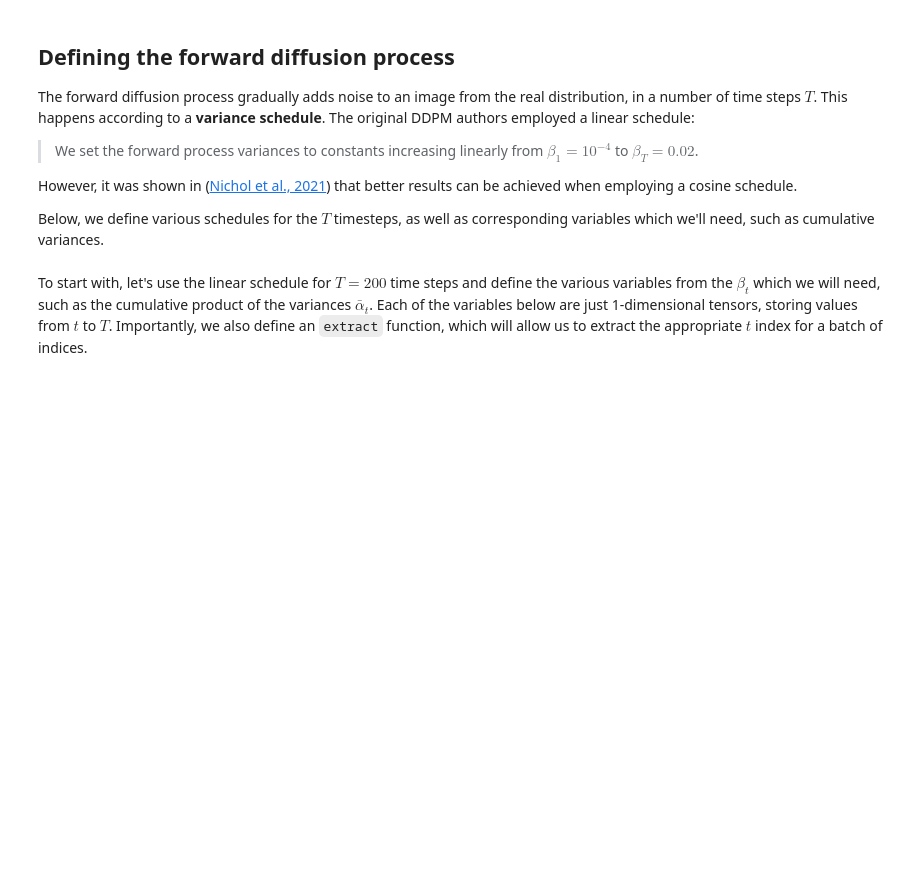
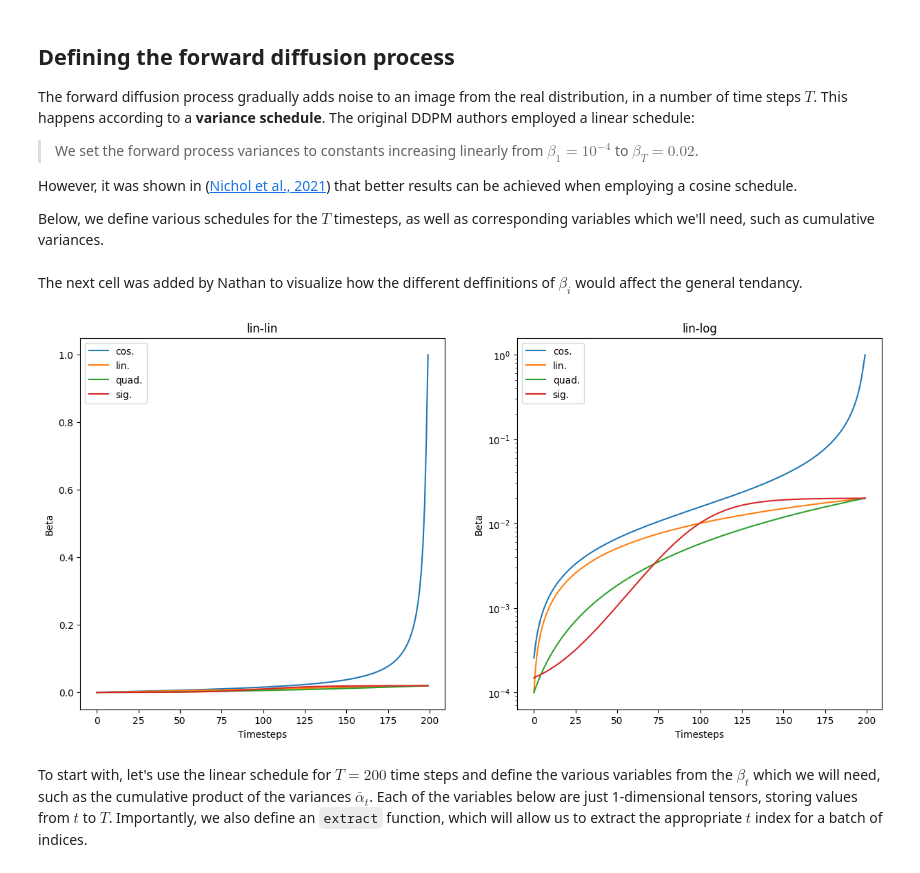
Before and after one commit to Tekexa/diffusion-models-study, a Jupyter notebook: references/annotated_diffusion.ipynb, the cells around one changed output. Drawn from its saved outputs; the diff is of its cells as text; code cells hidden in the pictures; blank space fills up the shorter version.

Commit message:
Adding yet again more notes

```diff
--- a/references/annotated_diffusion.ipynb
+++ b/references/annotated_diffusion.ipynb
@@ -552,6 +579,36 @@ def sigmoid_beta_schedule(timesteps):
     beta_end = 0.02
     betas = torch.linspace(-6, 6, timesteps)
     return torch.sigmoid(betas) * (beta_end - beta_start) + beta_start
+# %% [markdown]
+The next cell was added by Nathan to visualize how the different deffinitions of $\beta_i$ would affect the general tendancy.
+# %%
+# Note that a good choice of the method of definition of betas allows for fewer time steps,
+# thus reducing computation time
+# cosine, for example, is supposedly faster than linear (see https://arxiv.org/abs/2102.09672)
+nb_timesteps = 200  # because it is the value used next
+
+cosine_betas = cosine_beta_schedule(nb_timesteps)
+linear_betas = linear_beta_schedule(nb_timesteps)
+quadratic_betas = quadratic_beta_schedule(nb_timesteps)
+sigmoid_betas = sigmoid_beta_schedule(nb_timesteps)
+
+fig, ax = plt.subplots(1, 2, figsize=(15,7))
+for i in [0, 1]:
+    ax[i].plot(range(nb_timesteps), cosine_betas, label = "cos.")
+    ax[i].plot(range(nb_timesteps), linear_betas, label = "lin.")
+    ax[i].plot(range(nb_timesteps), quadratic_betas, label = "quad.")
+    ax[i].plot(range(nb_timesteps), sigmoid_betas, label = "sig.")
+    ax[i].set_xlabel("Timesteps")
+    ax[i].set_ylabel("Beta")
+    ax[i].legend()
+
+ax[0].set_title("lin-lin")
+ax[1].set_yscale("log")
+ax[1].set_title("lin-log")
+ax[1].legend()
+plt.show()
+# %% [output]
+[figure, added]
 # %% [markdown]
 To start with, let's use the linear schedule for \\(T=200\\) time steps and define the various variables from the \\(\beta_t\\) which we will need, such as the cumulative product of the variances \\(\bar{\alpha}_t\\). Each of the variables below are just 1-dimensional tensors, storing values from \\(t\\) to \\(T\\). Importantly, we also define an `extract` function, which will allow us to extract the appropriate \\(t\\) index for a batch of indices.
 # %%
```
Also changed, not shown: parts of 12 cells of this notebook.
